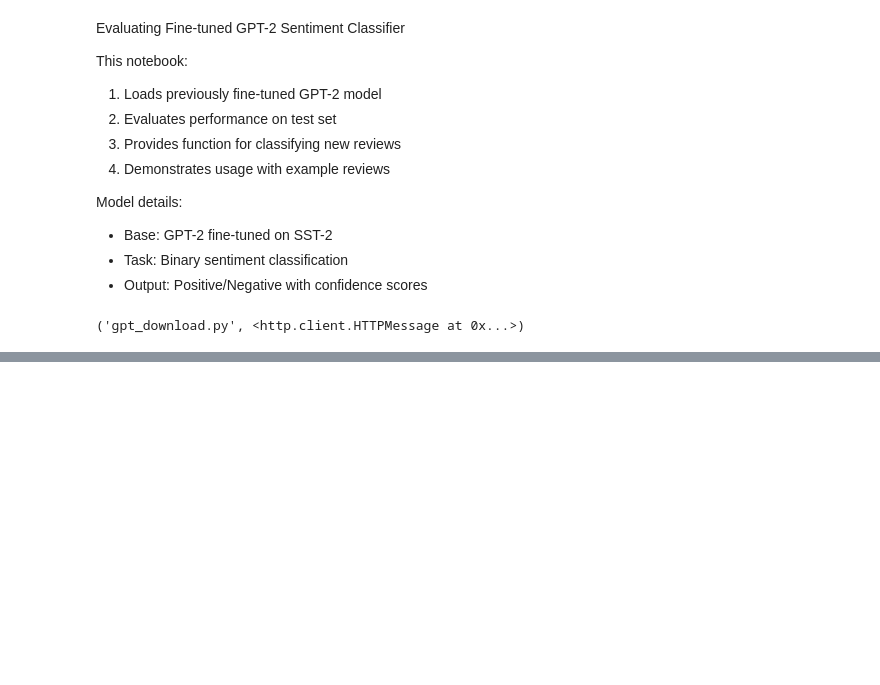
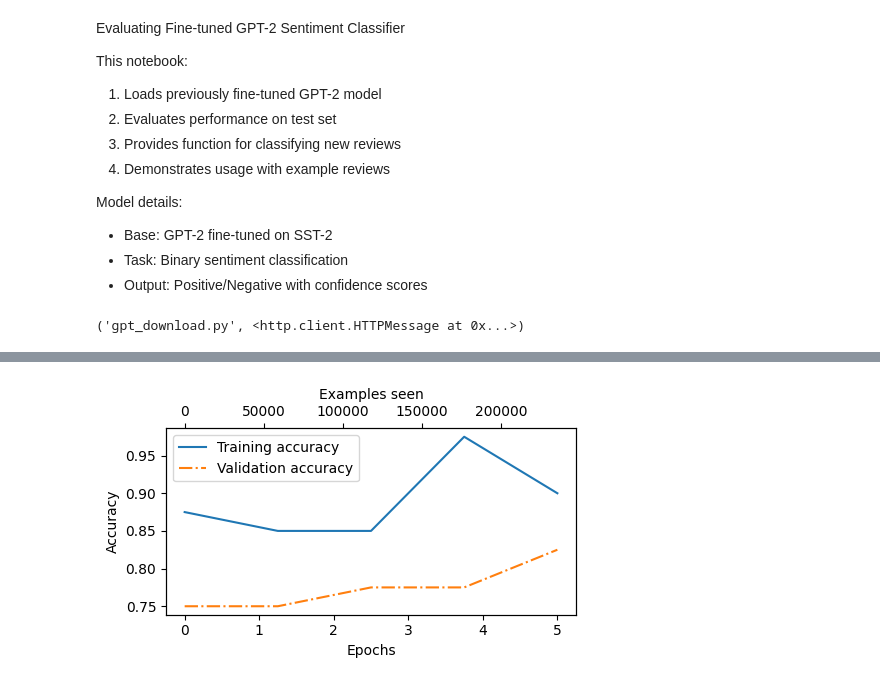
Before and after one commit to zodbot/llm_finetuning, a Jupyter notebook: classification.ipynb, the cells around one changed output, grey strips where cells are left out. Drawn from its saved outputs; the diff is of its cells as text; code cells hidden in the pictures; blank space fills up the shorter version.

```diff
--- a/classification.ipynb
+++ b/classification.ipynb
@@ -240,3 +327,41 @@ for train, target in train_loader:
+# %%
+def calc_accuracy(data_loader, model, device, num_batches=None):
+    if len(data_loader) == 0:
+        return float("nan")
+
+    if num_batches is None:
+        num_batches = len(data_loader)
+
+    model.eval()  # Set model to evaluation mode
+    correct = 0
+    total = 0
+
+    with torch.no_grad():
+        for i, (input_batch, target_batch) in enumerate(data_loader):
+            if i >= num_batches:
+                break
+
+            input_batch = input_batch.to(device)
+            target_batch = target_batch.to(device)
+
+            # Forward pass
+            outputs = model(input_batch)
+            outputs = outputs[:, -1, :]  # Get last token predictions
+            _, predicted = torch.max(outputs, 1)
+
+            # Calculate accuracy
+            total += target_batch.size(0)
+            correct += (predicted == target_batch).sum().item()
+
+    accuracy = correct / total if total > 0 else 0
+    return accuracy  # Make sure we return the accuracy!
+
+# train_accuracy = calc_accuracy(train_loader, model, device, 4)
+# val_accuracy = calc_accuracy(val_loader, model, device, 4)
+# test_accuracy = calc_accuracy(test_loader, model, device, 4)
+# print(f"Training accuracy: {train_accuracy*100:.2f}%")
+# print(f"Validation accuracy: {val_accuracy*100:.2f}%")
+# print(f"Test accuracy: {test_accuracy*100:.2f}%")
 # %%
 device = torch.device("cuda" if torch.cuda.is_available() else "cpu")
 model = model.to(device)
@@ -445,6 +590,15 @@ test_accuracy = calc_accuracy(test_loader, model, device, 4)
 print(f"Training accuracy: {train_accuracy*100:.2f}%")
 print(f"Validation accuracy: {val_accuracy*100:.2f}%")
 print(f"Test accuracy: {test_accuracy*100:.2f}%")
+# %%
+epochs_tensor = torch.linspace(0, num_epochs, len(train_accs))
+examples_seen_tensor = torch.linspace(0, examples_seen, len(train_accs))
+plot_values(
+    epochs_tensor, examples_seen_tensor, train_accs, val_accs,
+    label="accuracy"
+)
+# %% [output]
+[figure, added]
 # %%
 def text_to_token_ids(text, tokenizer, max_length=None, pad_token_id=50256):
     # Encode text to token IDs
```
Also changed, not shown: parts of 14 cells of this notebook.
